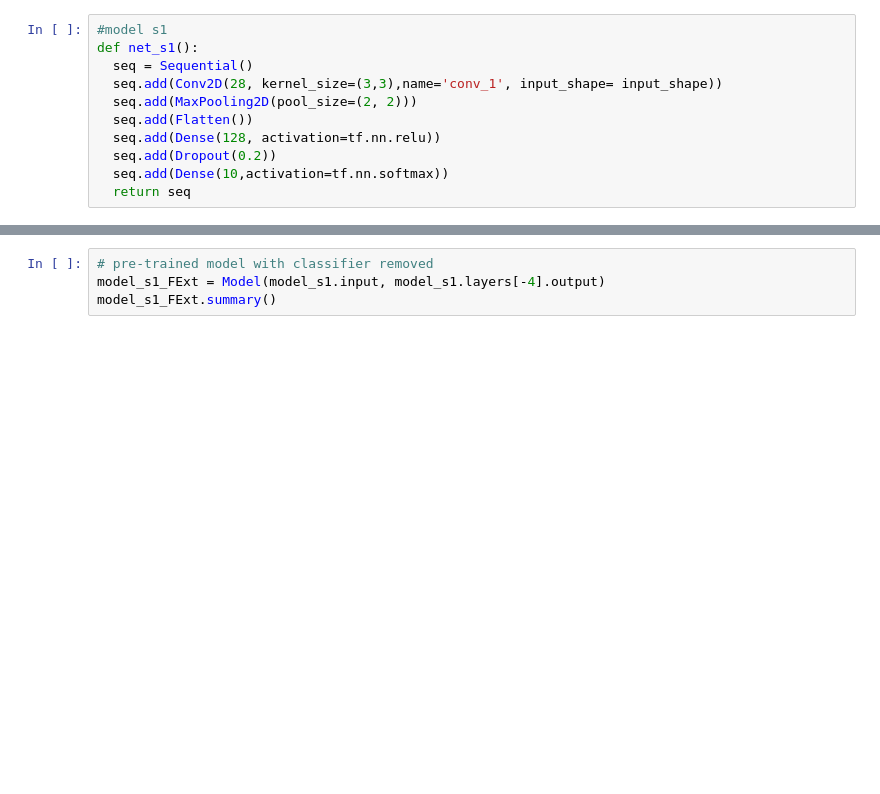
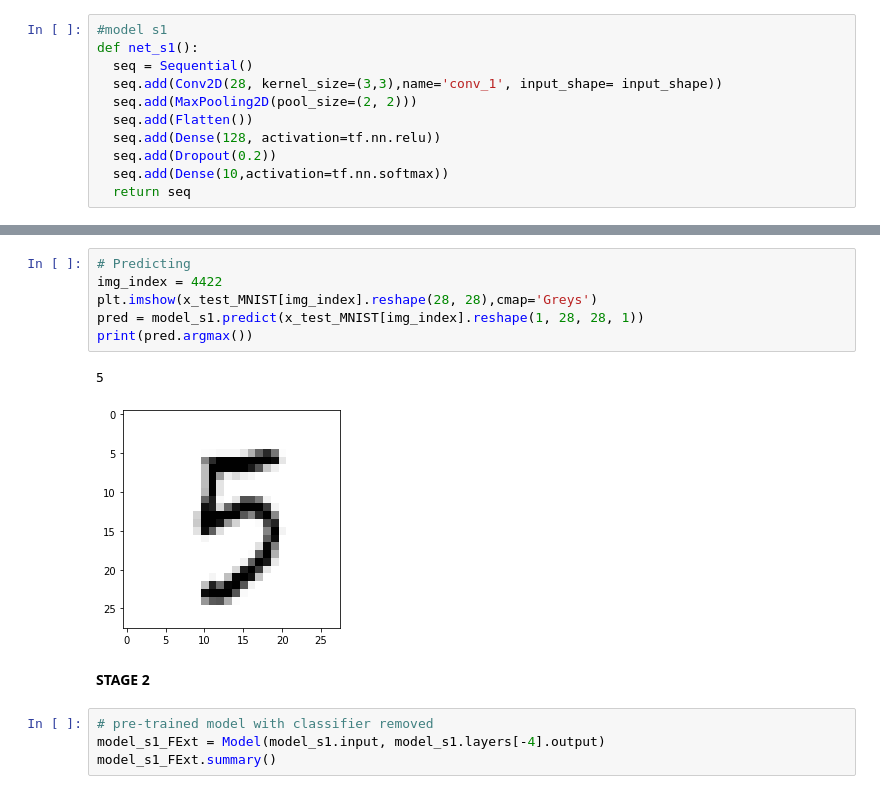
Before and after one commit to vvekraman/Missing-Class-Robust-Domain-Adaptation-by-Unilateral-Alignment, a Jupyter notebook: Implementation_DAUA.ipynb, the cells around one changed output, grey strips where cells are left out. Saved outputs shown, nothing was run; the diff lists cells and outputs as text; blank space fills up the shorter version.

```diff
--- a/Implementation_DAUA.ipynb
+++ b/Implementation_DAUA.ipynb
@@ -138,3 +144,14 @@ Epoch 10/10
+# %%
+# Predicting
+img_index = 4422
+plt.imshow(x_test_MNIST[img_index].reshape(28, 28),cmap='Greys')
+pred = model_s1.predict(x_test_MNIST[img_index].reshape(1, 28, 28, 1))
+print(pred.argmax())
+# %% [output]
+5
+[figure, added]
+# %% [markdown]
+**STAGE 2**
 # %%
 # pre-trained model with classifier removed
 model_s1_FExt = Model(model_s1.input, model_s1.layers[-4].output)
```
Also changed, not shown: parts of 9 cells of this notebook.
